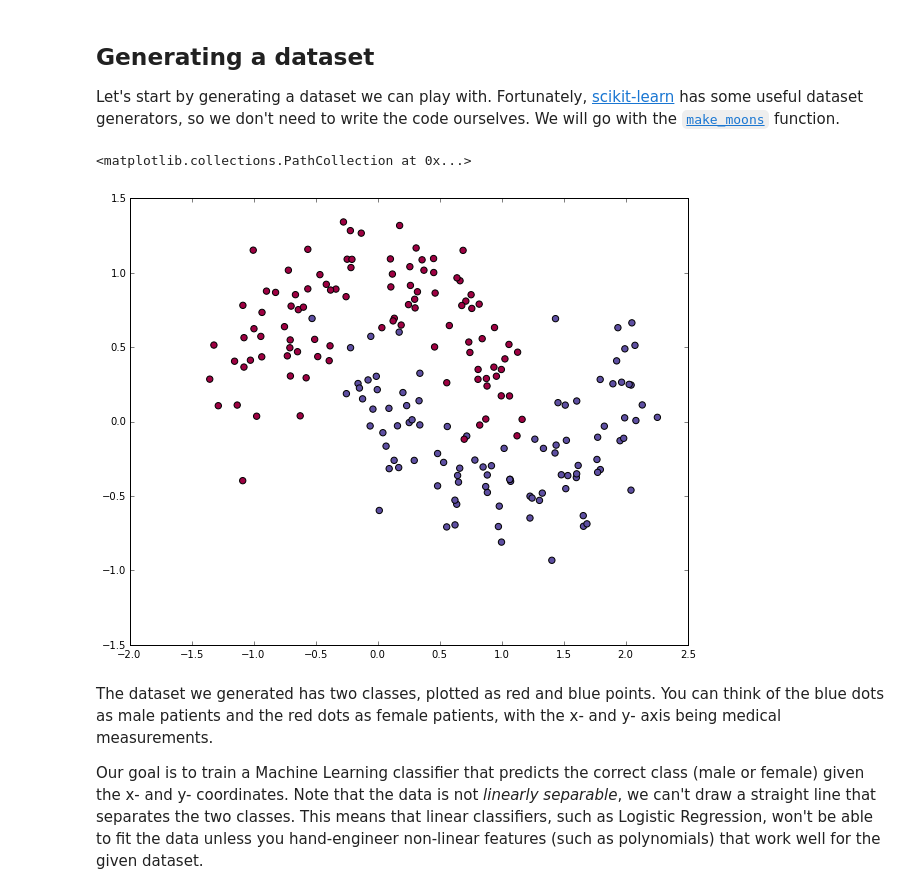
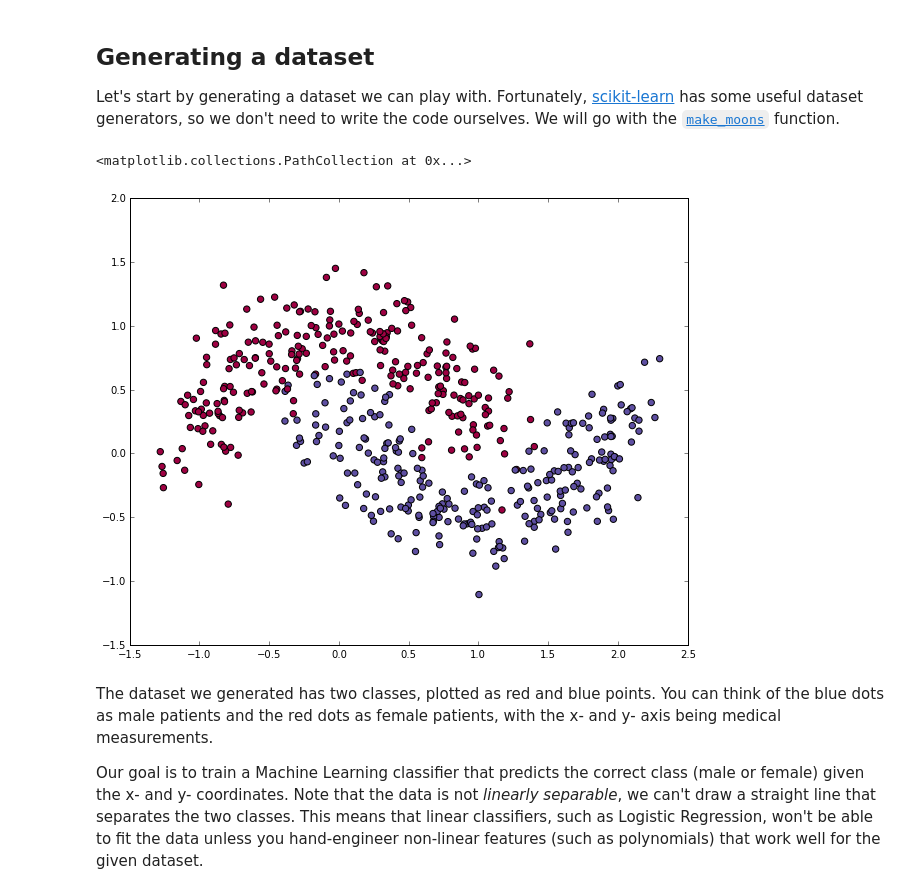
Before and after one commit to MattChubb/nn-from-scratch, a Jupyter notebook: nn-from-scratch.ipynb, the cells around one changed output. Cells and saved outputs as stored; diff of their text form; code cells hidden in the pictures.

```diff
--- a/nn-from-scratch.ipynb
+++ b/nn-from-scratch.ipynb
@@ -27,28 +27,28 @@ Let's start by generating a dataset we can play with. Fortunately, [scikit-learn
 # %%
 # Generate a dataset and plot it
 np.random.seed(0)
 
-def make_n_moon_pairs(n_pairs=1, offset_increment_x=2, offset_increment_y=2, count=400, noise=0.2):
+def make_n_moon_pairs(n_pairs=1, offset_increment_x=2, offset_increment_y=2, count=200, noise=0.2):
     X = np.array([])
     y = np.array([])
     offset_x = 0
     offset_y = 0
     offset_colour = 0
     for i in range(0, n_pairs):
         X_i, y_i = sklearn.datasets.make_moons(count, noise=noise)
         X = np.array(X.tolist() + map(lambda c: [c[0] + offset_x, c[1] + offset_y], X_i.tolist()))
         y = np.array(y.tolist() + map(lambda n: n + offset_colour, y_i.tolist()))
         offset_x += offset_increment_x
         offset_y += offset_increment_y
         offset_colour += 2
     return X, y
 
-# X, y = sklearn.datasets.make_moons(200, noise=0.20)
-X, y = make_n_moon_pairs()
+X, y = sklearn.datasets.make_moons(500, noise=0.20)
+#X, y = make_n_moon_pairs()
 plt.scatter(X[:,0], X[:,1], s=40, c=y, cmap=plt.cm.Spectral)
 # %% [output]
 <matplotlib.collections.PathCollection at 0x...>
-[figure, old version]
+[figure, new version]
 # %% [markdown]
 The dataset we generated has two classes, plotted as red and blue points. You can think of the blue dots as male patients and the red dots as female patients, with the x- and y- axis being medical measurements.
 
```
Also changed, not shown: parts of 5 cells of this notebook.
